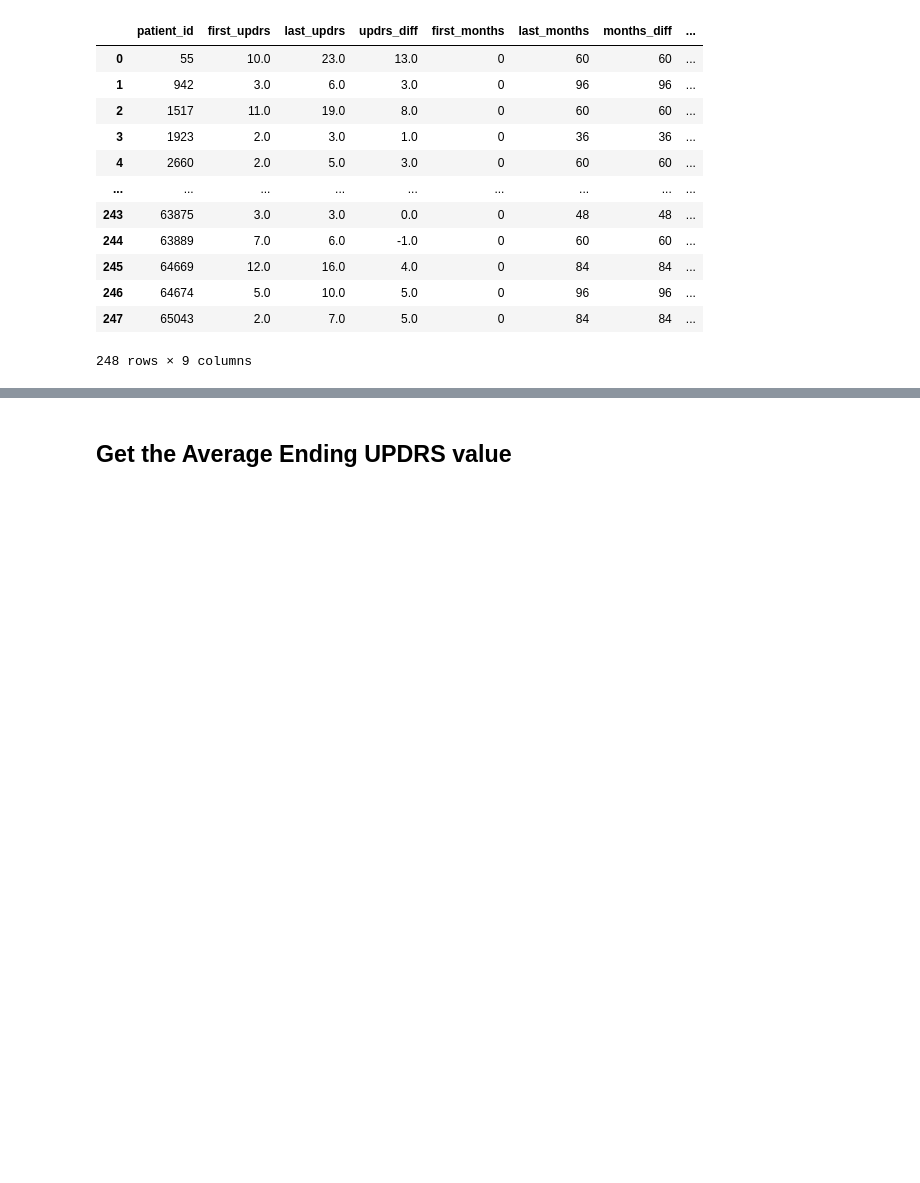
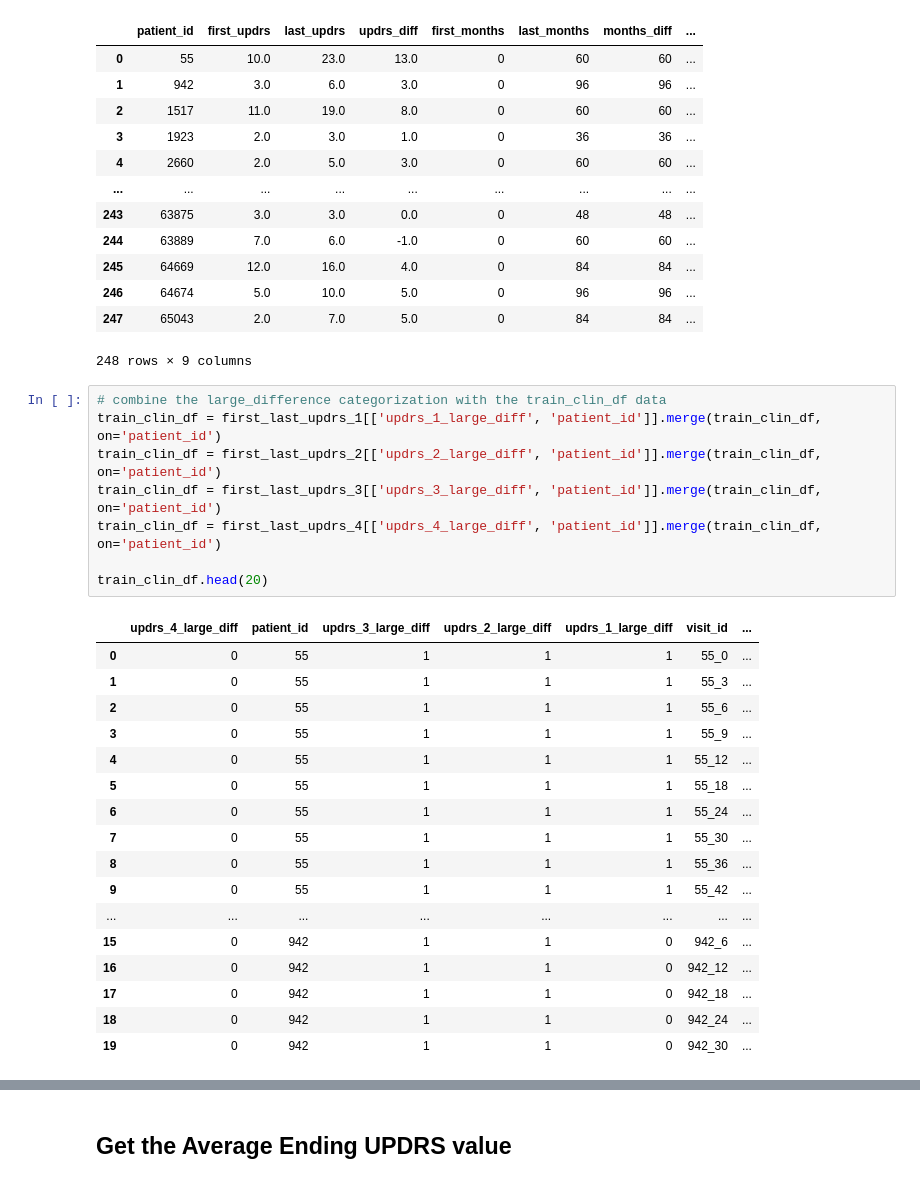
Before and after one commit to dagartga/Boosted-Models-for-Parkinsons-Prediction, a Jupyter notebook: parkinsons_1/notebooks/EDA_RandomForest.ipynb, the cells around one changed output, grey strips where cells are left out. Drawn from its saved outputs; the diff is of its cells as text; blank space fills up the shorter version.

```diff
--- a/parkinsons_1/notebooks/EDA_RandomForest.ipynb
+++ b/parkinsons_1/notebooks/EDA_RandomForest.ipynb
@@ -416,3 +467,29 @@ first_last_updrs_1
 | 246 | 64674 | 5.0 | 10.0 | 5.0 | 0 | 96 | 96 | ... |
 | 247 | 65043 | 2.0 | 7.0 | 5.0 | 0 | 84 | 84 | ... |
 248 rows × 9 columns
+# %%
+# combine the large_difference categorization with the train_clin_df data
+train_clin_df = first_last_updrs_1[['updrs_1_large_diff', 'patient_id']].merge(train_clin_df, on='patient_id')
+train_clin_df = first_last_updrs_2[['updrs_2_large_diff', 'patient_id']].merge(train_clin_df, on='patient_id')
+train_clin_df = first_last_updrs_3[['updrs_3_large_diff', 'patient_id']].merge(train_clin_df, on='patient_id')
+train_clin_df = first_last_updrs_4[['updrs_4_large_diff', 'patient_id']].merge(train_clin_df, on='patient_id')
+
+train_clin_df.head(20)
+# %% [output]
+|  | updrs_4_large_diff | patient_id | updrs_3_large_diff | updrs_2_large_diff | updrs_1_large_diff | visit_id | ... |
+| 0 | 0 | 55 | 1 | 1 | 1 | 55_0 | ... |
+| 1 | 0 | 55 | 1 | 1 | 1 | 55_3 | ... |
+| 2 | 0 | 55 | 1 | 1 | 1 | 55_6 | ... |
+| 3 | 0 | 55 | 1 | 1 | 1 | 55_9 | ... |
+| 4 | 0 | 55 | 1 | 1 | 1 | 55_12 | ... |
+| 5 | 0 | 55 | 1 | 1 | 1 | 55_18 | ... |
+| 6 | 0 | 55 | 1 | 1 | 1 | 55_24 | ... |
+| 7 | 0 | 55 | 1 | 1 | 1 | 55_30 | ... |
+| 8 | 0 | 55 | 1 | 1 | 1 | 55_36 | ... |
+| 9 | 0 | 55 | 1 | 1 | 1 | 55_42 | ... |
+| ... | ... | ... | ... | ... | ... | ... | ... |
+| 15 | 0 | 942 | 1 | 1 | 0 | 942_6 | ... |
+| 16 | 0 | 942 | 1 | 1 | 0 | 942_12 | ... |
+| 17 | 0 | 942 | 1 | 1 | 0 | 942_18 | ... |
+| 18 | 0 | 942 | 1 | 1 | 0 | 942_24 | ... |
+| 19 | 0 | 942 | 1 | 1 | 0 | 942_30 | ... |
```
Also changed, not shown: parts of 12 cells of this notebook.
